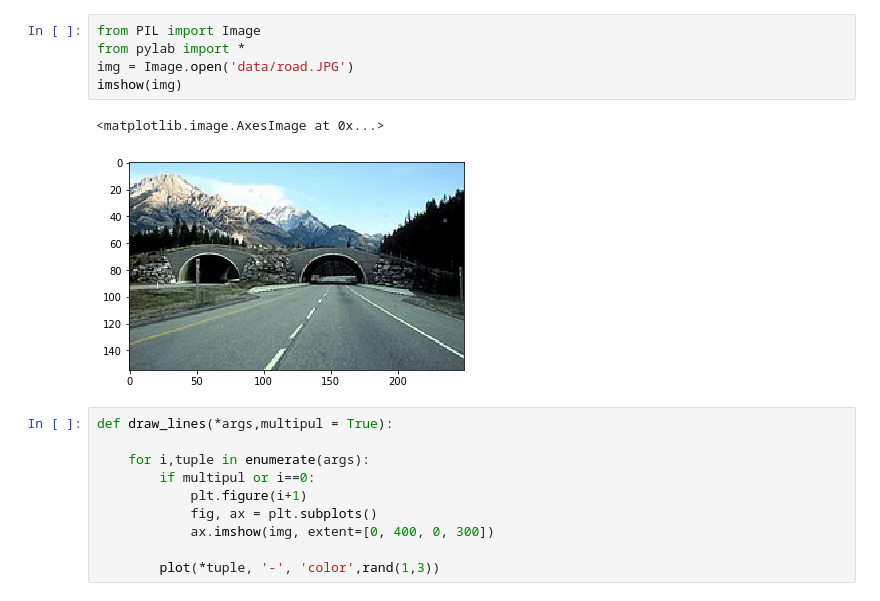
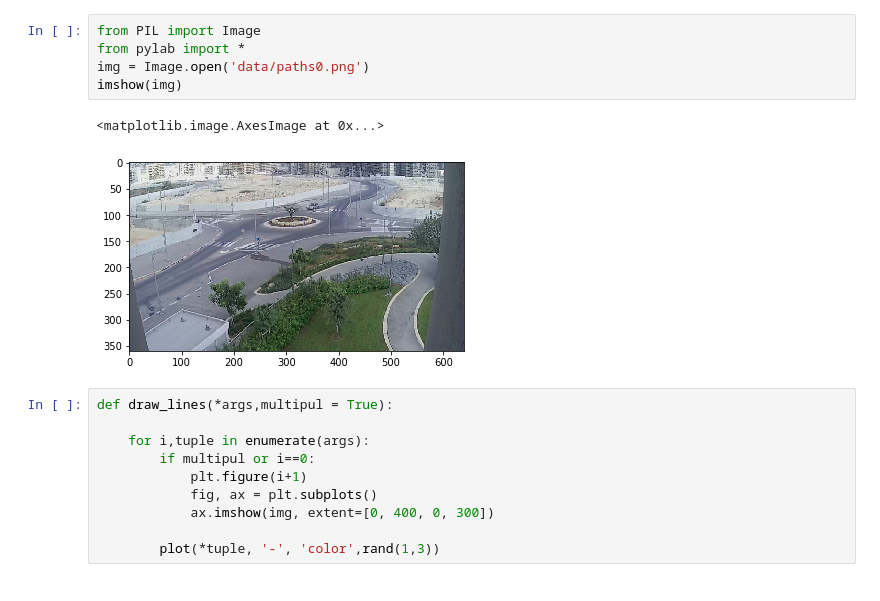
Before and after one commit to chanismile/Paths-Research, a Jupyter notebook: plot_model.ipynb, the cells around one changed output. Saved outputs shown, nothing was run; the diff lists cells and outputs as text.

```diff
--- a/plot_model.ipynb
+++ b/plot_model.ipynb
@@ -1,11 +1,11 @@
 # %%
 from PIL import Image
 from pylab import *
-img = Image.open('data/road.JPG')
+img = Image.open('data/paths0.png')
 imshow(img)
 # %% [output]
 <matplotlib.image.AxesImage at 0x...>
-[figure, old version]
+[figure, new version]
 # %%
 def draw_lines(*args,multipul = True):
 
```
Also changed, not shown: parts of 1 cell of this notebook, 2 other files.
